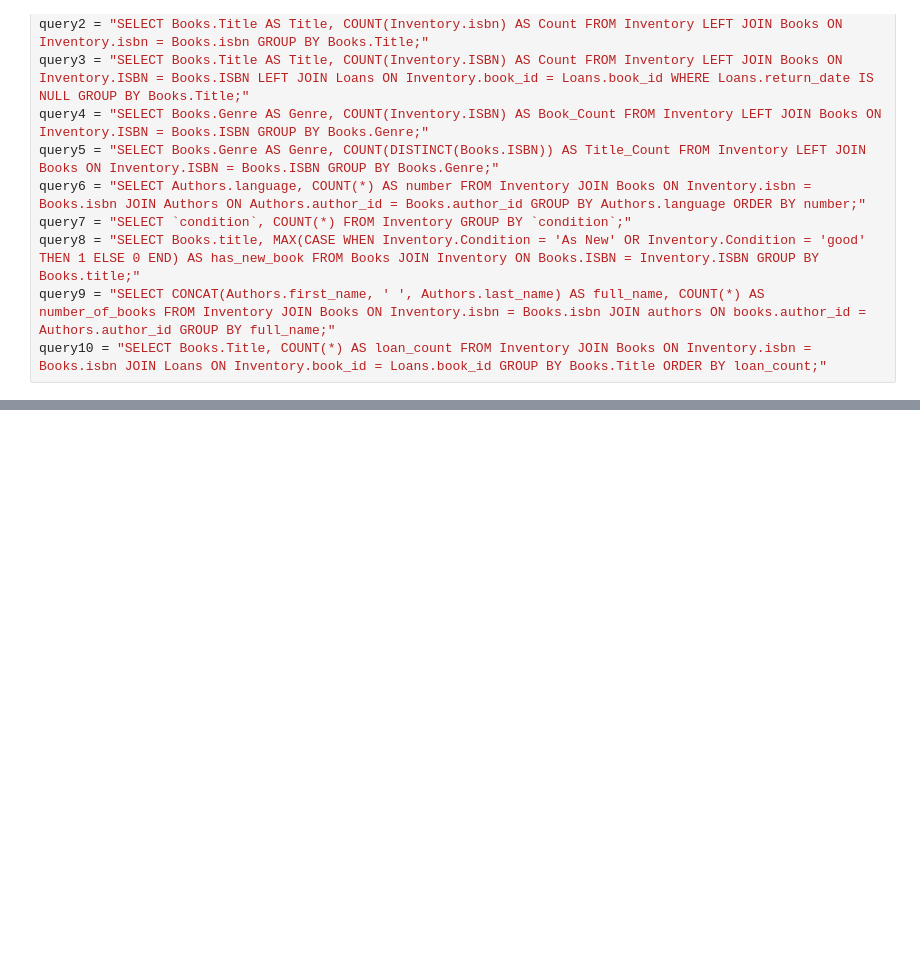
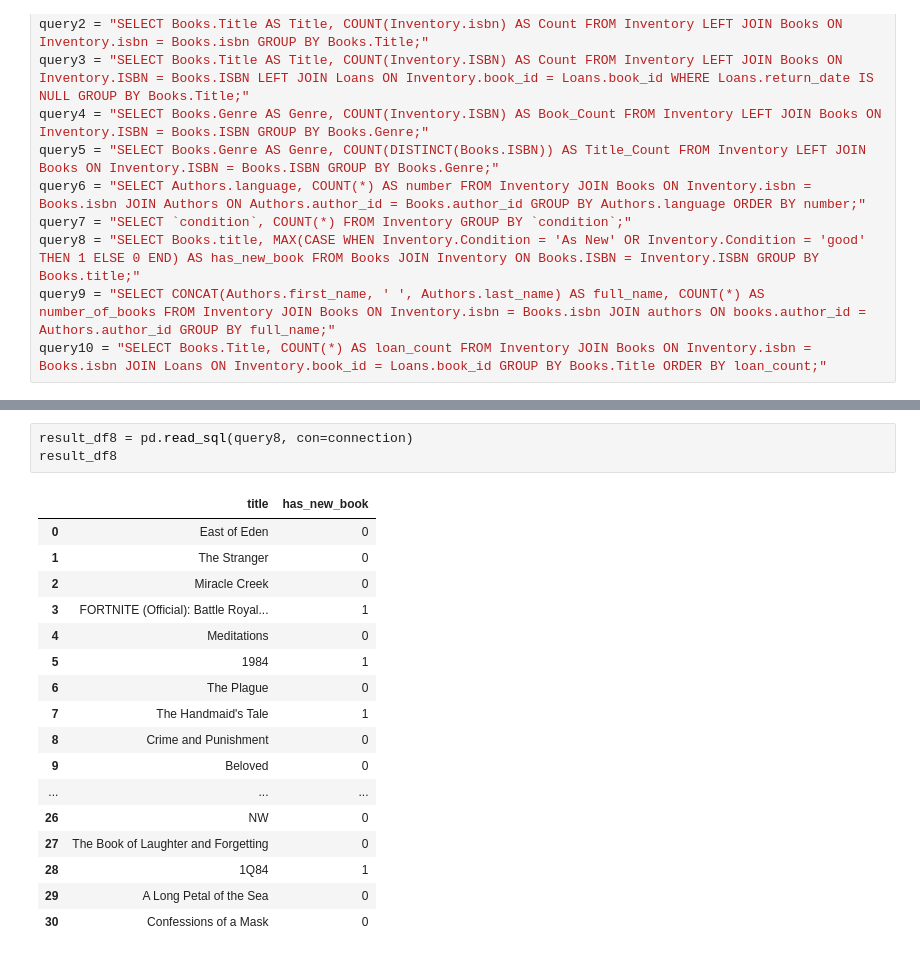
Before and after one commit to nicolehychoi/Forge_Project_2, a Jupyter notebook: SQL.ipynb, the cells around one changed output, grey strips where cells are left out. Cells and saved outputs as stored; diff of their text form; blank space fills up the shorter version.

```diff
--- a/SQL.ipynb
+++ b/SQL.ipynb
@@ -62,0 +172,21 @@ query10 = "SELECT Books.Title, COUNT(*) AS loan_count FROM Inventory JOIN Books
+# %%
+result_df8 = pd.read_sql(query8, con=connection)
+result_df8
+# %% [output]
+|  | title | has_new_book |
+| 0 | East of Eden | 0 |
+| 1 | The Stranger | 0 |
+| 2 | Miracle Creek | 0 |
+| 3 | FORTNITE (Official): Battle Royal... | 1 |
+| 4 | Meditations | 0 |
+| 5 | 1984 | 1 |
+| 6 | The Plague | 0 |
+| 7 | The Handmaid's Tale | 1 |
+| 8 | Crime and Punishment | 0 |
+| 9 | Beloved | 0 |
+| ... | ... | ... |
+| 26 | NW | 0 |
+| 27 | The Book of Laughter and Forgetting | 0 |
+| 28 | 1Q84 | 1 |
+| 29 | A Long Petal of the Sea | 0 |
+| 30 | Confessions of a Mask | 0 |
```
Also changed, not shown: parts of 9 cells of this notebook.
